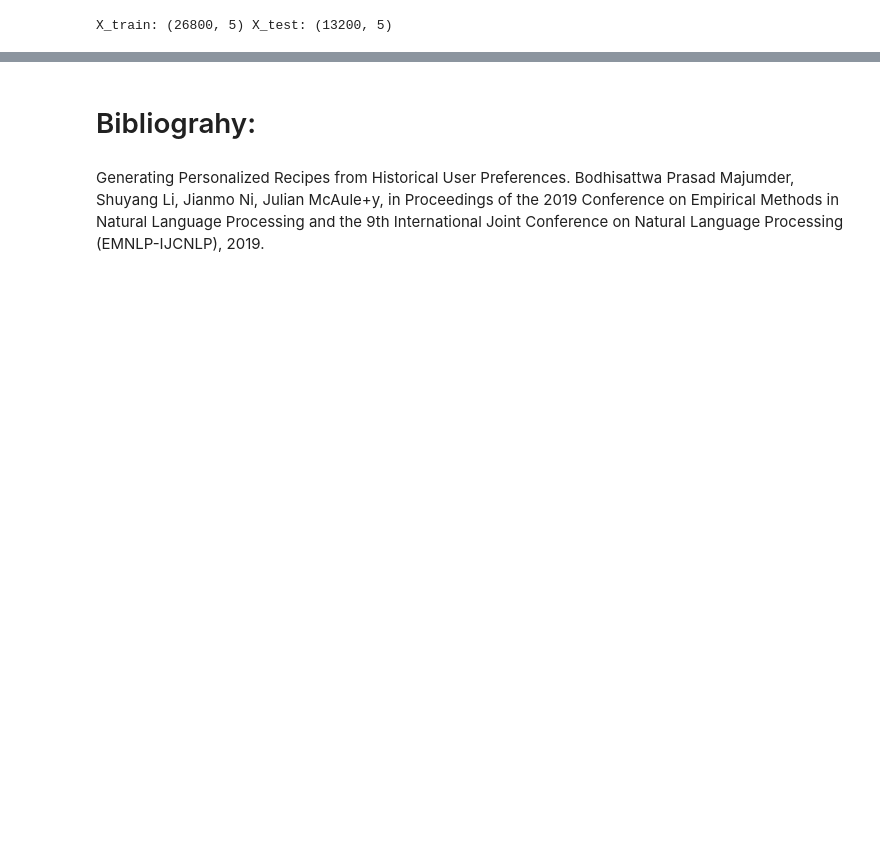
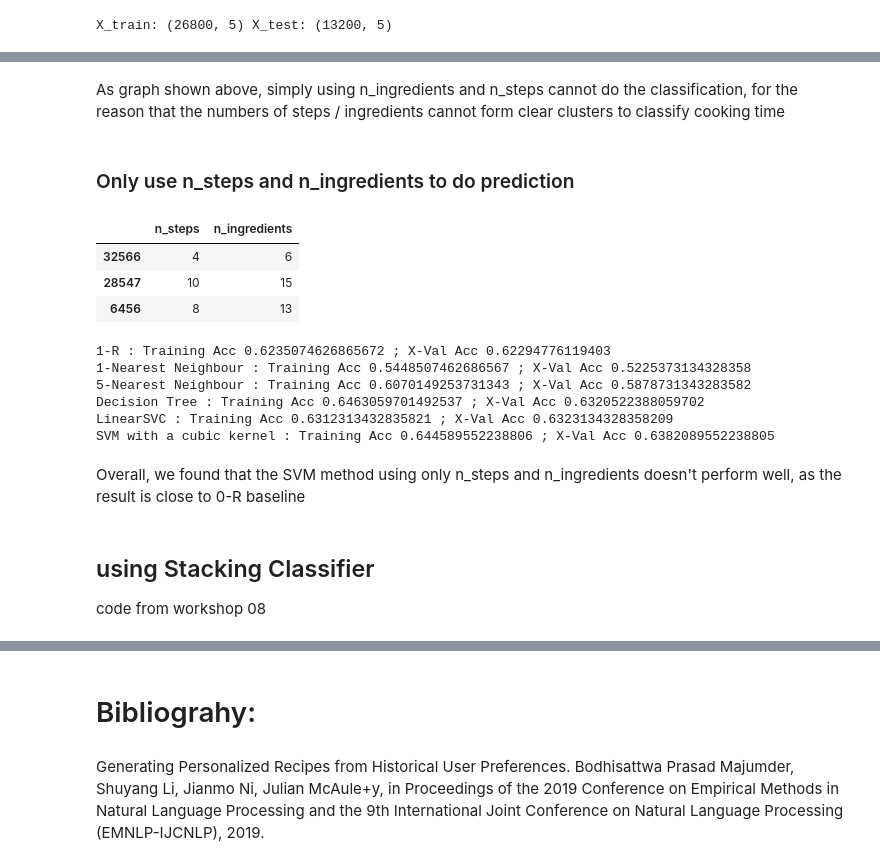
Before and after one commit to lich2000117/Cooking_Time_Estimate, a Jupyter notebook: ass2.ipynb, the cells around one changed output, grey strips where cells are left out. Cells and saved outputs as stored; diff of their text form; code cells hidden in the pictures; blank space fills up the shorter version.

```diff
--- a/ass2.ipynb
+++ b/ass2.ipynb
@@ -19,0 +86,67 @@ X_train: (26800, 5) X_test: (13200, 5)
+# %% [markdown]
+As graph shown above, simply using n_ingredients and n_steps cannot do the classification,
+for the reason that the numbers of steps / ingredients cannot form clear clusters to classify cooking time
+# %% [markdown]
+### Only use n_steps and n_ingredients to do prediction
+# %%
+X_train = X_train[["n_steps", "n_ingredients"]]
+X_train.head(3)
+X_test = X_test[["n_steps", "n_ingredients"]]
+X_test.head(3)
+# %% [output]
+|  | n_steps | n_ingredients |
+| 32566 | 4 | 6 |
+| 28547 | 10 | 15 |
+| 6456 | 8 | 13 |
+# %%
+# From workshop 06, using SVM with linear SVM and cubic SVM to do the classification
+
+from sklearn.tree import DecisionTreeClassifier
+from sklearn.neighbors import KNeighborsClassifier
+from sklearn.model_selection import cross_val_score
+
+#print(cross_val_score(zero_r, X, y, cv=10))
+X = X_train
+y = y_train
+
+#try to change C to 1000 or 0.001
+C = 1.0  # SVM regularization parameter
+
+models = [DecisionTreeClassifier(max_depth=1),
+          KNeighborsClassifier(n_neighbors=1),
+          KNeighborsClassifier(n_neighbors=5),
+          DecisionTreeClassifier(max_depth=50),
+          svm.LinearSVC(C=C, max_iter = 500),
+          svm.SVC(kernel='rbf', gamma=0.7, C=C)]
+
+titles = ['1-R',
+          '1-Nearest Neighbour',
+          '5-Nearest Neighbour',
+          'Decision Tree',
+          'LinearSVC',
+          'SVM with a cubic kernel']
+
+title_training_acc = {}
+for title, model in zip(titles, models):
+    model.fit(X, y)
+    title_training_acc[title] = model.score(X,y)
+
+title_crossvalidation_acc = {}
+for title, model in zip(titles, models):
+    title_crossvalidation_acc[title] = cross_val_score(model, X, y, cv = 10).mean()
+
+for title in titles:
+    print(title, ': Training Acc', title_training_acc[title], '; X-Val Acc', title_crossvalidation_acc[title])
+# %% [output]
+1-R : Training Acc 0.6235074626865672 ; X-Val Acc 0.62294776119403
+1-Nearest Neighbour : Training Acc 0.5448507462686567 ; X-Val Acc 0.5225373134328358
+5-Nearest Neighbour : Training Acc 0.6070149253731343 ; X-Val Acc 0.5878731343283582
+Decision Tree : Training Acc 0.6463059701492537 ; X-Val Acc 0.6320522388059702
+LinearSVC : Training Acc 0.6312313432835821 ; X-Val Acc 0.6323134328358209
+SVM with a cubic kernel : Training Acc 0.644589552238806 ; X-Val Acc 0.6382089552238805
+# %% [markdown]
+Overall, we found that the SVM method using only n_steps and n_ingredients doesn't perform well, as the result is close to 0-R baseline
+# %% [markdown]
+## using Stacking Classifier
+
+code from workshop 08
```
Also changed, not shown: parts of 18 cells of this notebook, 1 other file.
